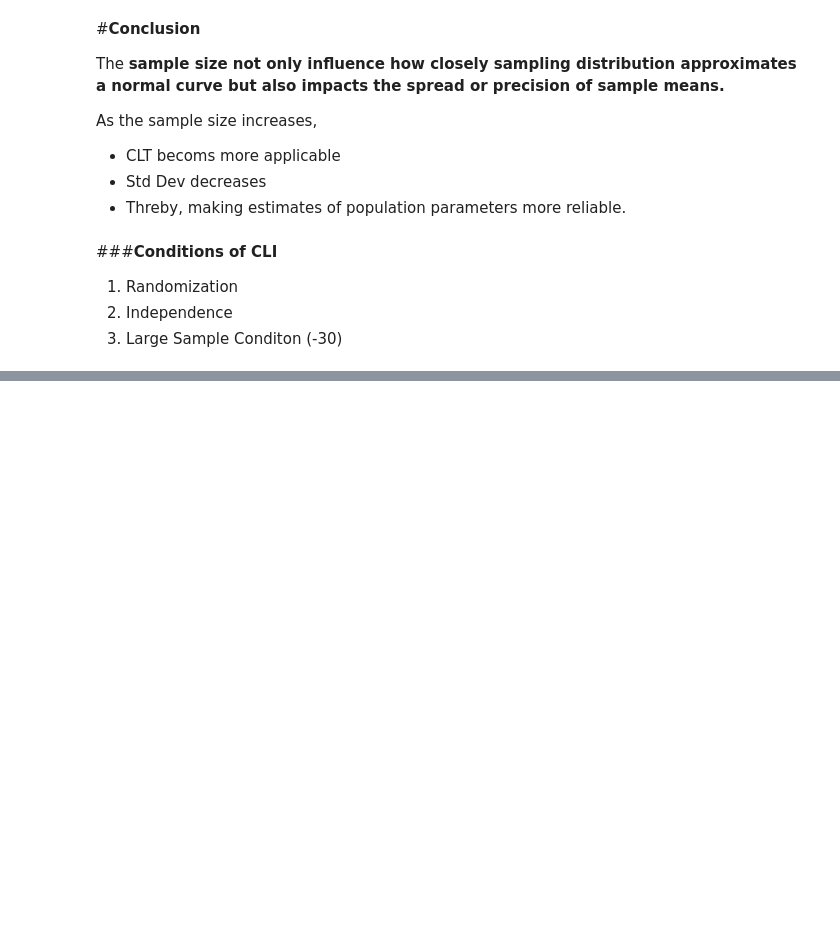
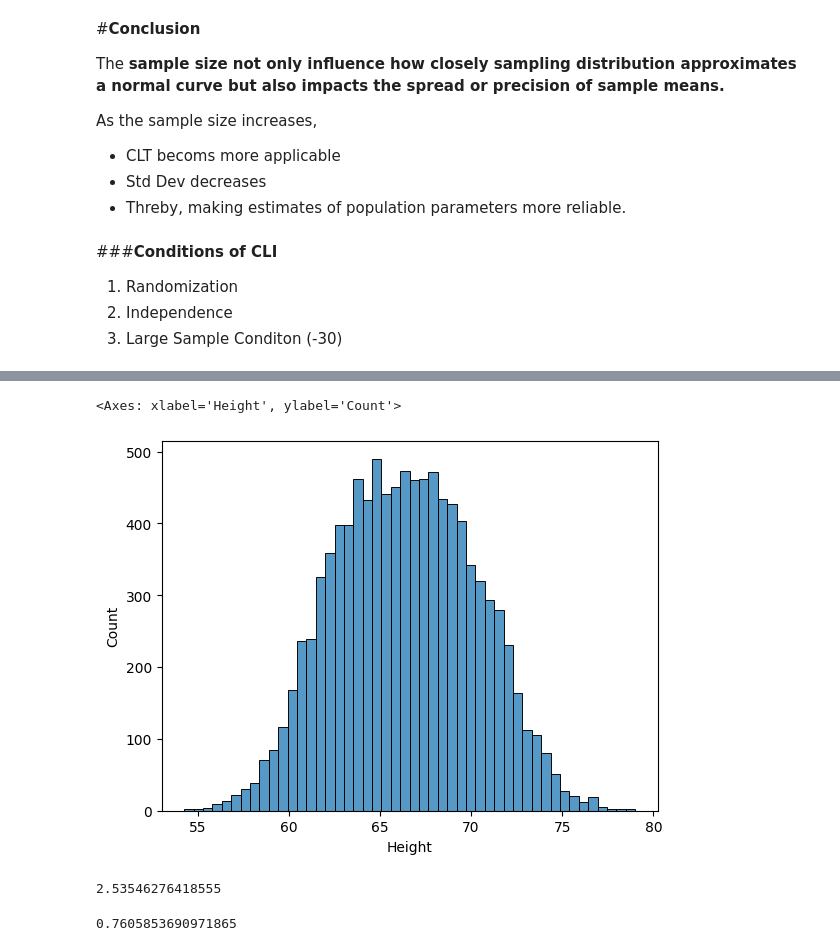
Before and after one commit to sr606/Python-Practice, a Jupyter notebook: Nov24_CLT_&_CI.ipynb, the cells around one changed output, grey strips where cells are left out. Saved outputs shown, nothing was run; the diff lists cells and outputs as text; code cells hidden in the pictures; blank space fills up the shorter version.

```diff
--- a/Nov24_CLT_&_CI.ipynb
+++ b/Nov24_CLT_&_CI.ipynb
@@ -80,0 +105,3 @@ As the sample size increases,
+# %%
+df_hw = pd.read_csv('weight-height.csv')
+df_hw.head()
@@ -80,0 +115,6 @@ As the sample size increases,
+# %%
+df_height = df_hw["Height"]
+sns.histplot(df_height)
+# %% [output]
+<Axes: xlabel='Height', ylabel='Count'>
+[figure, added]
@@ -80,0 +128,10 @@ As the sample size increases,
+# %%
+sigma = sd / np.sqrt(n)
+sigma
+# %% [output]
+2.53546276418555
+# %%
+P = norm.cdf(92, m, sigma) - norm.cdf(85, m, sigma)
+P
+# %% [output]
+0.7605853690971865
```
Also changed, not shown: parts of 35 cells of this notebook.
